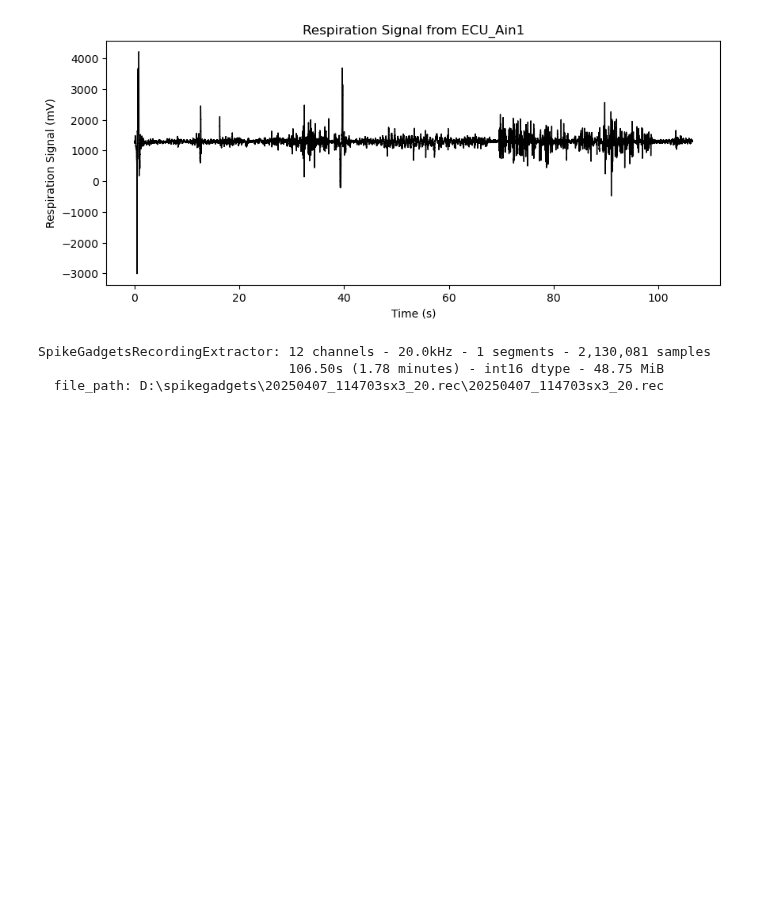
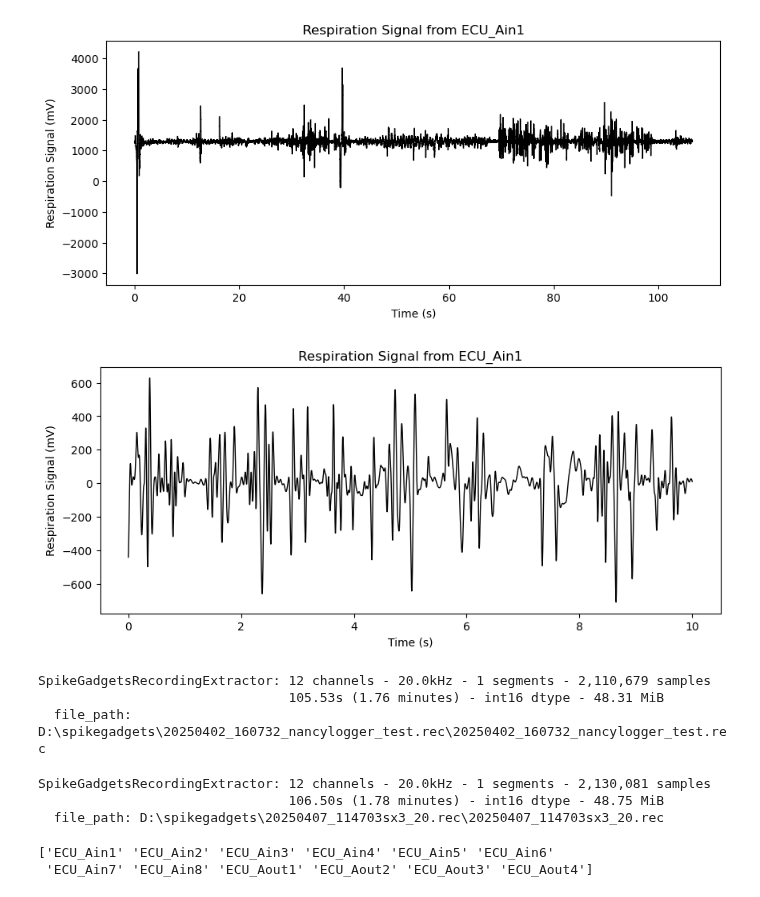
Before and after one commit to padillacoreanolab/respiratory_pilot, a Jupyter notebook: spikegadgets_EKG_resp_1.ipynb, the cells around one changed output. Cells and saved outputs as stored; diff of their text form; code cells hidden in the pictures; blank space fills up the shorter version.

```diff
--- a/spikegadgets_EKG_resp_1.ipynb
+++ b/spikegadgets_EKG_resp_1.ipynb
@@ -32,32 +108,66 @@ print("Available channels:", channel_ids)
 resp_channel = 'ECU_Ain1'
 
 # Get sampling rate
-fs = recording.get_sampling_frequency()  # Should be around 1-2kHz for ECU
-
+fs = recording.get_sampling_frequency()
 # Extract respiration signal
 resp_signal = recording.get_traces(channel_ids=[resp_channel]).flatten()
 
 # Create time array
 time = np.arange(len(resp_signal)) / fs  # Convert samples to time (seconds)
 
-# Plot respiration signal
-plt.figure(figsize=(10, 4))
-plt.plot(time, resp_signal, color='black', linewidth=1)
-plt.xlabel("Time (s)")
-plt.ylabel("Respiration Signal (mV)")
-plt.title(f"Respiration Signal from {resp_channel}")
-plt.grid(False)
-plt.show()
+# Apply Butterworth filter (fix: use sampling_rate instead of fs)
+resp_cleaned = nk.signal_filter(
+    resp_signal,
+    lowcut=0.01,   # Low cutoff frequency (Hz)
+    highcut=20,    # High cutoff frequency (Hz)
+    method="butterworth",  # Filtering method
+    sampling_rate=fs,  # Correct parameter name
+    order=2        # Filter order
+)
 # %% [output]
 Available channels: ['ECU_Ain1' 'ECU_Ain2' 'ECU_Ain3' 'ECU_Ain4' 'ECU_Ain5' 'ECU_Ain6'
  'ECU_Ain7' 'ECU_Ain8' 'ECU_Aout1' 'ECU_Aout2' 'ECU_Aout3' 'ECU_Aout4']
 [figure]
+# %%
+# Define time window (first 10 seconds)
+starttime=70
+endtime= 80  # seconds
+num_samples_start = int(fs * starttime)  # Number of samples for 10 seconds
+num_samples_end = int(fs * endtime)
+# Slice the first 10 seconds of data
+resp_signal_10s = resp_cleaned[num_samples_start:num_samples_end]
+time_10s = np.arange(len(resp_signal_10s)) / fs  # Convert to time (s)
+# Plot respiration signal
+plt.figure(figsize=(10, 4))
+plt.plot(time_10s, resp_signal_10s, color='black', linewidth=1)
+plt.xlabel("Time (s)")
+plt.ylabel("Respiration Signal (mV)")
+plt.title(f"Respiration Signal from {resp_channel}")
+plt.grid(False)
+plt.show()
+# %% [output]
+[figure, added]
 # %%
 elec_noise_freq=60
 # https://pmc.ncbi.nlm.nih.gov/articles/PMC3130311/ paper suggested these min and max cut offs
 min_freq=30
 max_freq=1000
 resample_rate=1000
+# %%
+datapath = r"D:\spikegadgets\20250402_160732_nancylogger_test.rec\20250402_160732_nancylogger_test.rec"
+#se.read is the class function used to read in spikegadgets it requres file path and stream id = trodes for ephys ECU is used for medpc
+recording = se.read_spikegadgets(datapath, stream_id = 'ECU')
+print(recording)
+# removes the noise from the reccording notch filter removes a given freq.
+recording = sp.notch_filter(recording, freq=elec_noise_freq)
+# sets filter for a min and max cutoff
+recording = sp.bandpass_filter(recording, freq_min=min_freq, freq_max=max_freq)
+# resamples transforms data into sampling rates HZ
+recording = sp.resample(recording, resample_rate=resample_rate)
+# %% [output]
+SpikeGadgetsRecordingExtractor: 12 channels - 20.0kHz - 1 segments - 2,110,679 samples
+                                105.53s (1.76 minutes) - int16 dtype - 48.31 MiB
+  file_path: D:\spikegadgets\20250402_160732_nancylogger_test.rec\20250402_160732_nancylogger_test.rec
 # %%
 datapath = r"D:\spikegadgets\20250407_114703sx3_20.rec\20250407_114703sx3_20.rec"
 #se.read is the class function used to read in spikegadgets it requres file path and stream id = trodes for ephys ECU is used for medpc
@@ -75,0 +191,6 @@ SpikeGadgetsRecordingExtractor: 12 channels - 20.0kHz - 1 segments - 2,130,081 s
+# %%
+channel_ids = recording.get_channel_ids()
+print(channel_ids)  # Example: [0, 1, ..., 11]
+# %% [output]
+['ECU_Ain1' 'ECU_Ain2' 'ECU_Ain3' 'ECU_Ain4' 'ECU_Ain5' 'ECU_Ain6'
+ 'ECU_Ain7' 'ECU_Ain8' 'ECU_Aout1' 'ECU_Aout2' 'ECU_Aout3' 'ECU_Aout4']
```
Also changed, not shown: parts of 10 cells of this notebook.
